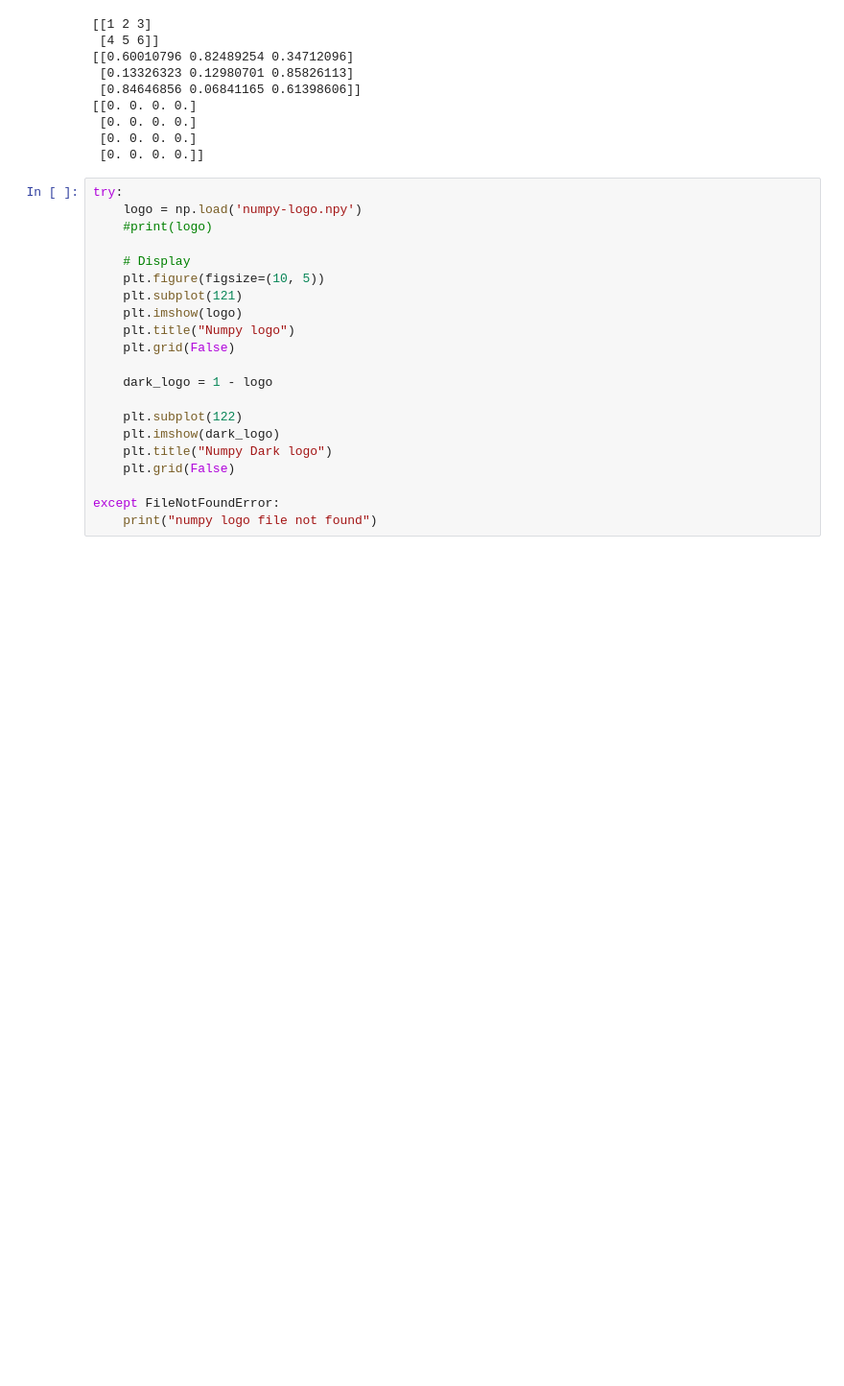
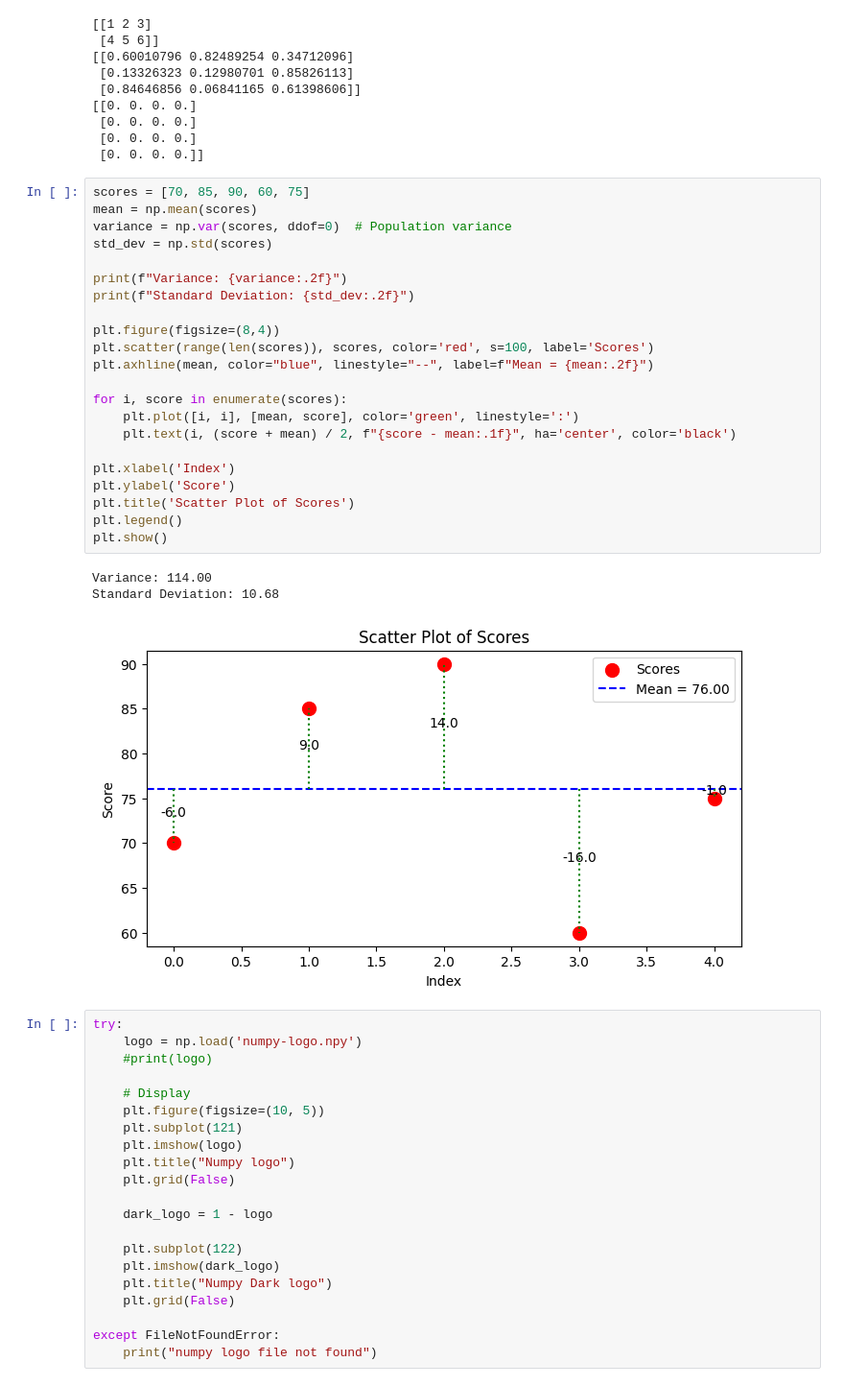
Before and after one commit to maddy819/PythonLibs, a Jupyter notebook: Numpy/app.ipynb, the cells around one changed output. Shown at 96% size. Saved outputs shown, nothing was run; the diff lists cells and outputs as text; blank space fills up the shorter version.

```diff
--- a/Numpy/app.ipynb
+++ b/Numpy/app.ipynb
@@ -615,6 +627,32 @@ print(array3)
  [0. 0. 0. 0.]
  [0. 0. 0. 0.]
  [0. 0. 0. 0.]]
+# %%
+scores = [70, 85, 90, 60, 75]
+mean = np.mean(scores)
+variance = np.var(scores, ddof=0)  # Population variance
+std_dev = np.std(scores)
+
+print(f"Variance: {variance:.2f}")
+print(f"Standard Deviation: {std_dev:.2f}")
+
+plt.figure(figsize=(8,4))
+plt.scatter(range(len(scores)), scores, color='red', s=100, label='Scores')
+plt.axhline(mean, color="blue", linestyle="--", label=f"Mean = {mean:.2f}")
+
+for i, score in enumerate(scores):
+    plt.plot([i, i], [mean, score], color='green', linestyle=':')
+    plt.text(i, (score + mean) / 2, f"{score - mean:.1f}", ha='center', color='black')
+
+plt.xlabel('Index')
+plt.ylabel('Score')
+plt.title('Scatter Plot of Scores')
+plt.legend()
+plt.show()
+# %% [output]
+Variance: 114.00
+Standard Deviation: 10.68
+[figure, added]
 # %%
 try:
     logo = np.load('numpy-logo.npy')
```
Also changed, not shown: parts of 1 cell of this notebook.
